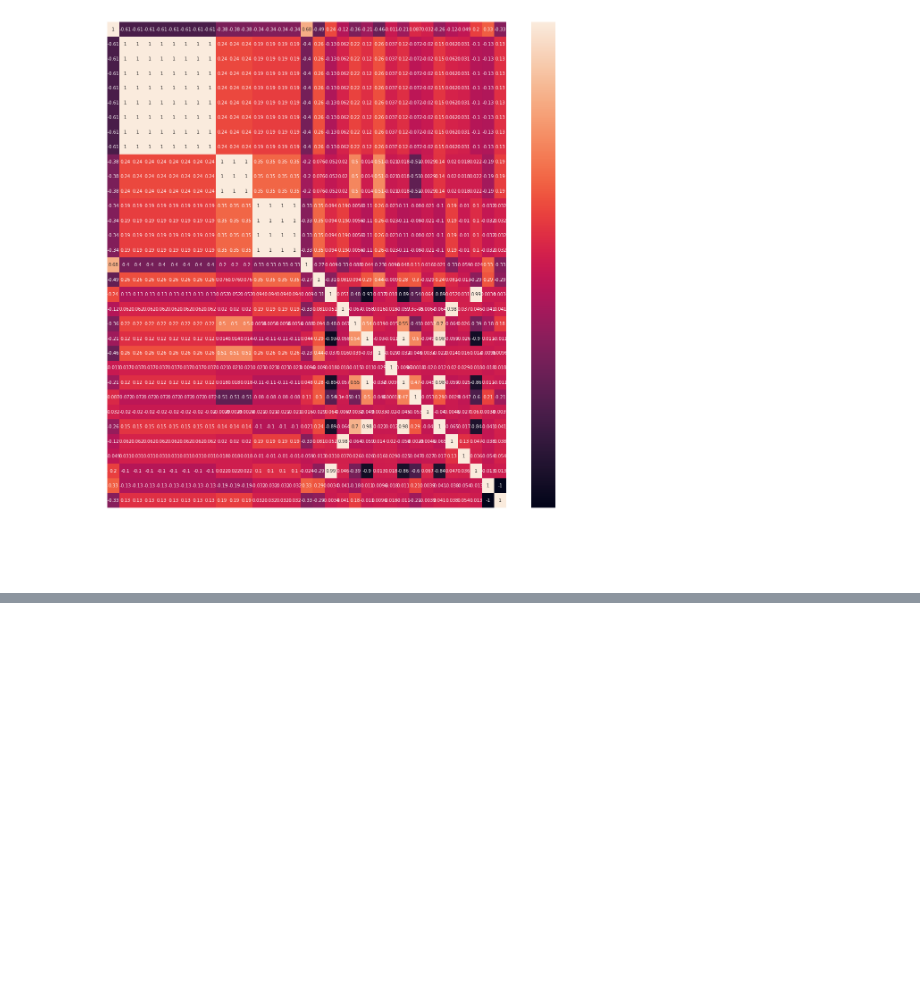
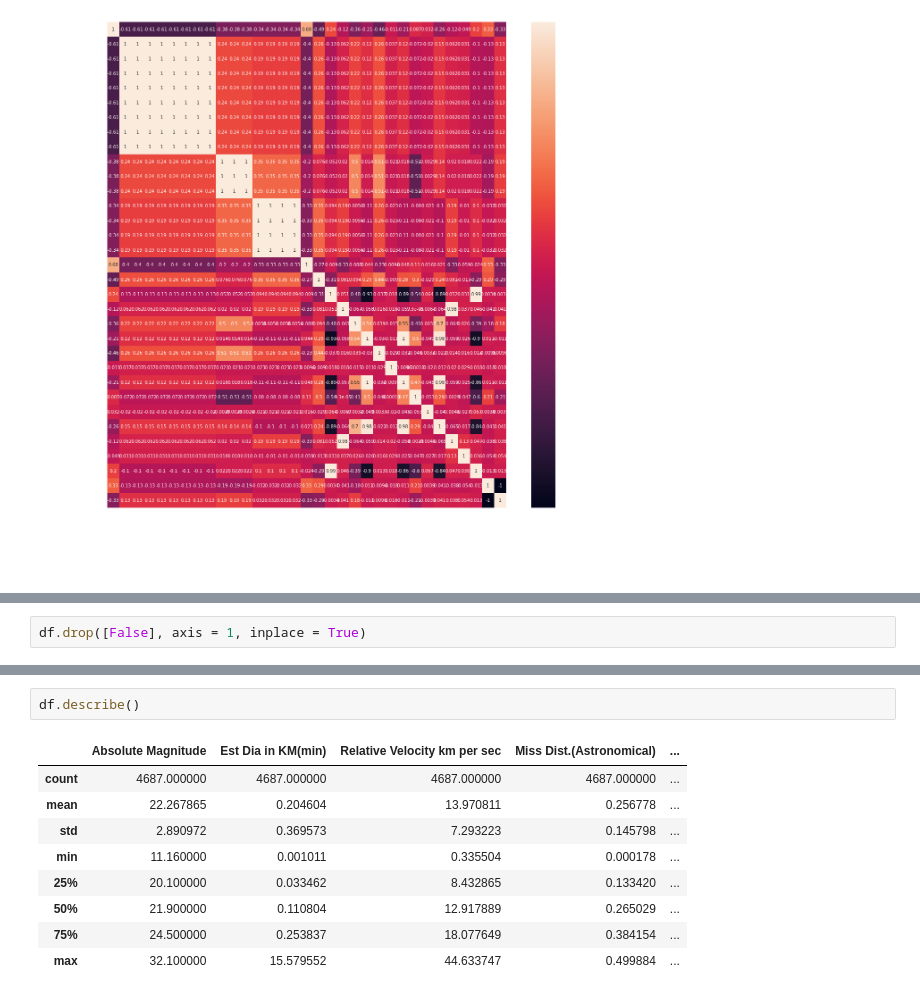
Before and after one commit to Rishiraj-singh7/NASA-Asteroids, a Jupyter notebook: main.ipynb, the cells around one changed output, grey strips where cells are left out. Drawn from its saved outputs; the diff is of its cells as text; blank space fills up the shorter version.

```diff
--- a/main.ipynb
+++ b/main.ipynb
@@ -173,0 +200,2 @@ sns.heatmap(df.corr(),annot = True)
+# %%
+df.drop([False], axis = 1, inplace = True)
@@ -173,0 +211,12 @@ sns.heatmap(df.corr(),annot = True)
+# %%
+df.describe()
+# %% [output]
+|  | Absolute Magnitude | Est Dia in KM(min) | Relative Velocity km per sec | Miss Dist.(Astronomical) | ... |
+| count | 4687.000000 | 4687.000000 | 4687.000000 | 4687.000000 | ... |
+| mean | 22.267865 | 0.204604 | 13.970811 | 0.256778 | ... |
+| std | 2.890972 | 0.369573 | 7.293223 | 0.145798 | ... |
+| min | 11.160000 | 0.001011 | 0.335504 | 0.000178 | ... |
+| 25% | 20.100000 | 0.033462 | 8.432865 | 0.133420 | ... |
+| 50% | 21.900000 | 0.110804 | 12.917889 | 0.265029 | ... |
+| 75% | 24.500000 | 0.253837 | 18.077649 | 0.384154 | ... |
+| max | 32.100000 | 15.579552 | 44.633747 | 0.499884 | ... |
```
Also changed, not shown: parts of 6 cells of this notebook.
